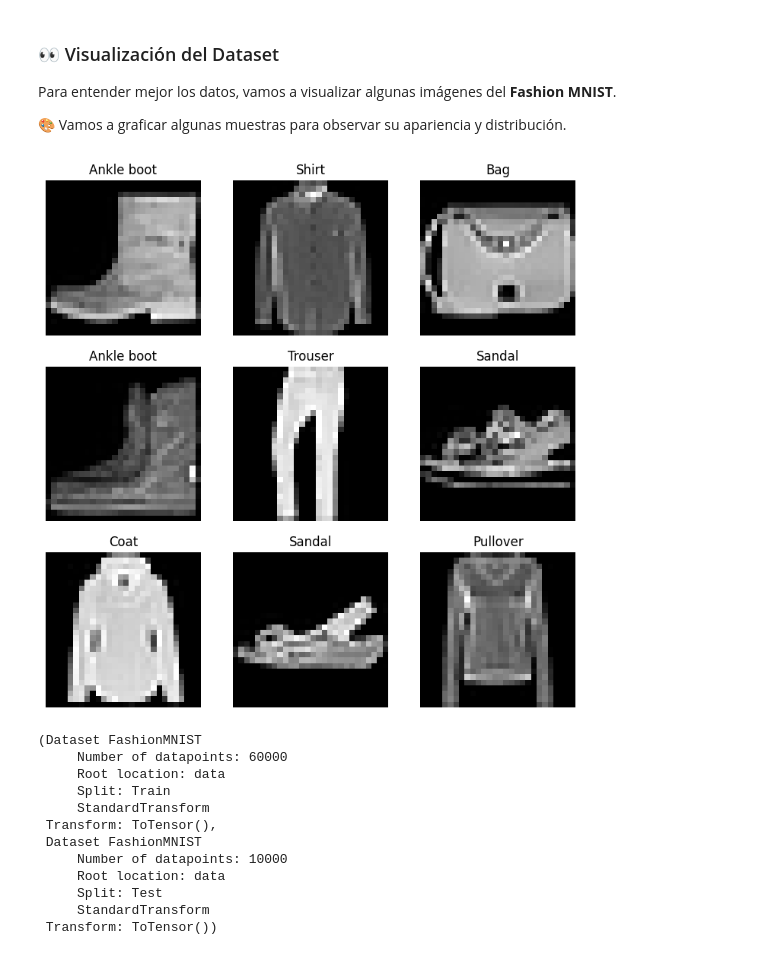
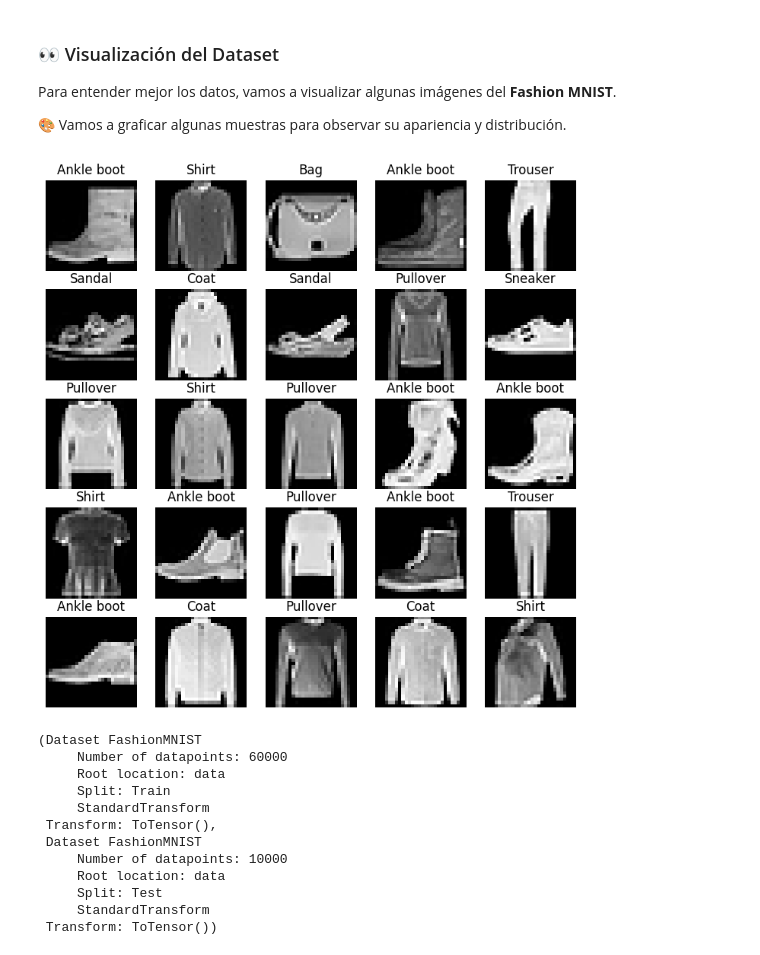
Before and after one commit to MTDelgado12/Hands-on-Computer-Vision, a Jupyter notebook: sesiones/sesion3/Sesion3_2_DeepLearning.ipynb, the cells around one changed output. Cells and saved outputs as stored; diff of their text form; code cells hidden in the pictures.

```diff
--- a/sesiones/sesion3/Sesion3_2_DeepLearning.ipynb
+++ b/sesiones/sesion3/Sesion3_2_DeepLearning.ipynb
@@ -128,18 +128,18 @@ Para entender mejor los datos, vamos a visualizar algunas imágenes del **Fashio
 # %%
 #VISUALIZE VISUALIZE VISUALIZE
 torch.manual_seed(42)
 
 fig = plt.figure(figsize=(9,9))
-rows, cols = 3, 3 # cuantas imagenes quieras ver...
+rows, cols = 5, 5 # cuantas imagenes quieras ver...
 for i in range(1, rows*cols+1):
   random_idx = torch.randint(0, len(train_data), size=[1]).item()
   img, label = train_data[random_idx]
   fig.add_subplot(rows, cols, i)
   plt.imshow(img.squeeze(), cmap="gray")
   plt.title(class_names[label])
   plt.axis(False)
 # %% [output]
-[figure, old version]
+[figure, new version]
 # %%
 train_data, test_data
 # %% [output]
```
Also changed, not shown: parts of 14 cells of this notebook.
